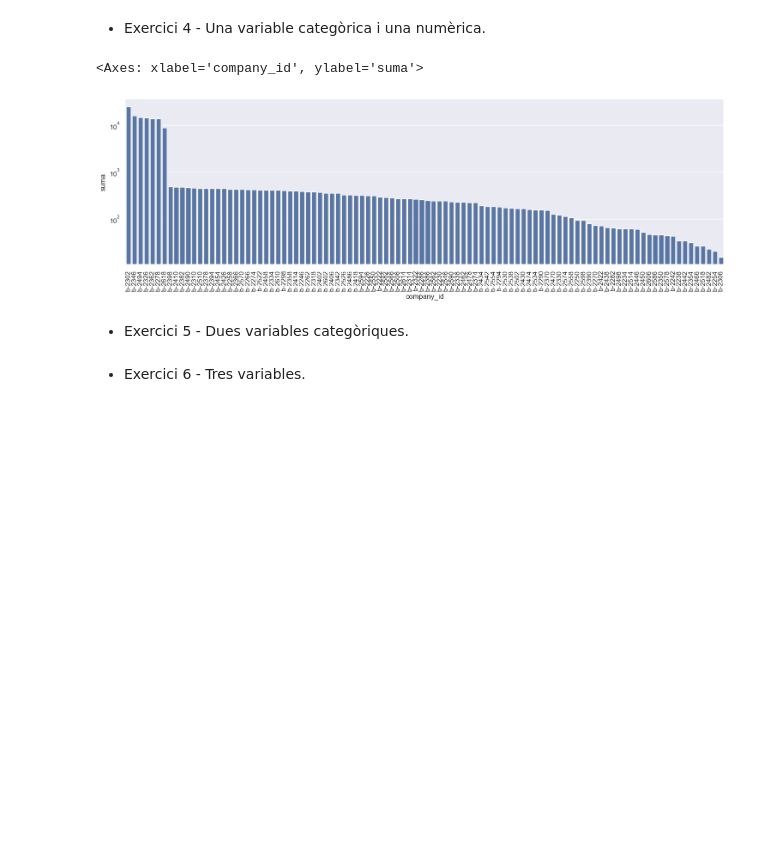
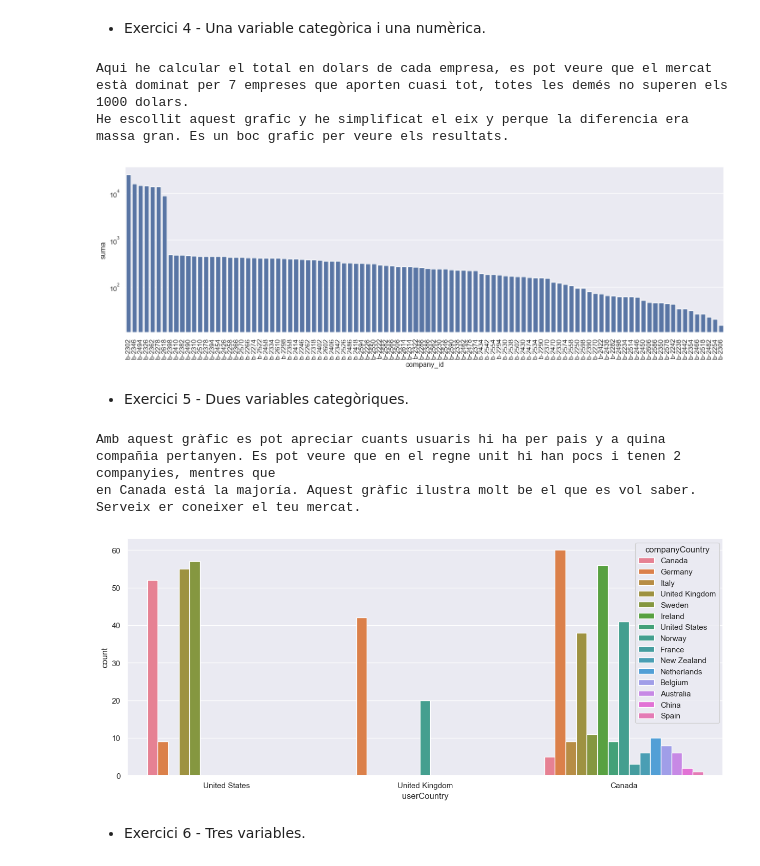
Before and after one commit to SrBiscuits/ItAcademy, a Jupyter notebook: Sprint8.ipynb, the cells around one changed output. Saved outputs shown, nothing was run; the diff lists cells and outputs as text; code cells hidden in the pictures; blank space fills up the shorter version.

```diff
--- a/Sprint8.ipynb
+++ b/Sprint8.ipynb
@@ -106,11 +108,35 @@ order = df.sort_values(by='suma', ascending=False)['company_id']
 plt.yscale("log")
 plt.xticks(rotation=90)
 seab.barplot(data=df, x='company_id',y='suma',order=order)
+
+print("Aqui he calcular el total en dolars de cada empresa, es pot veure que el mercat està dominat per 7 empreses que aporten cuasi tot, totes les demés no superen els 1000 dolars." \
+"\nHe escollit aquest grafic y he simplificat el eix y perque la diferencia era massa gran. Es un boc grafic per veure els resultats.")
 # %% [output]
-<Axes: xlabel='company_id', ylabel='suma'>
+Aqui he calcular el total en dolars de cada empresa, es pot veure que el mercat està dominat per 7 empreses que aporten cuasi tot, totes les demés no superen els 1000 dolars.
+He escollit aquest grafic y he simplificat el eix y perque la diferencia era massa gran. Es un boc grafic per veure els resultats.
 [figure]
 # %% [markdown]
 - Exercici 5 - Dues variables categòriques.
+# %%
+query="""
+SELECT users.country as userCountry, companies.country as companyCountry
+FROM users
+JOIN transaction on users.id=user_id
+JOIN companies on company_id = business_id
+WHERE declined=0
+"""
+seab.set_theme()
+df = pd.read_sql(query, conn)
+
+plt.figure(figsize=(15, 6))
+seab.countplot(data=df, x='userCountry', hue='companyCountry')
+
+print("Amb aquest gràfic es pot apreciar cuants usuaris hi ha per pais y a quina compañia pertanyen. Es pot veure que en el regne unit hi han pocs i tenen 2 companyies, mentres que" \
+"\nen Canada está la majoría. Aquest gràfic ilustra molt be el que es vol saber. Serveix er coneixer el teu mercat.")
+# %% [output]
+Amb aquest gràfic es pot apreciar cuants usuaris hi ha per pais y a quina compañia pertanyen. Es pot veure que en el regne unit hi han pocs i tenen 2 companyies, mentres que
+en Canada está la majoría. Aquest gràfic ilustra molt be el que es vol saber. Serveix er coneixer el teu mercat.
+[figure, added]
 # %% [markdown]
 - Exercici 6 - Tres variables.
 # %%
```
Also changed, not shown: parts of 11 cells of this notebook.
